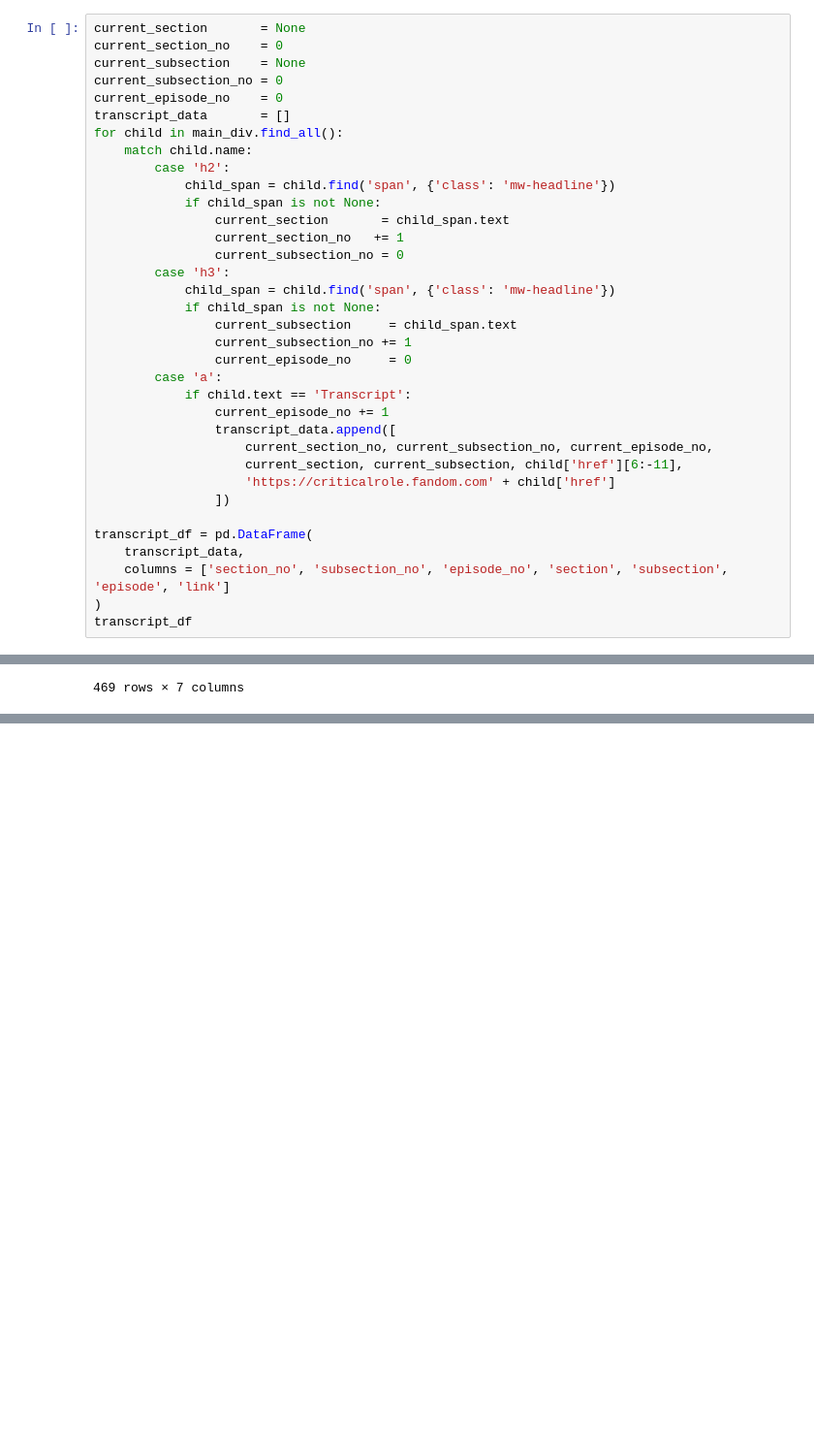
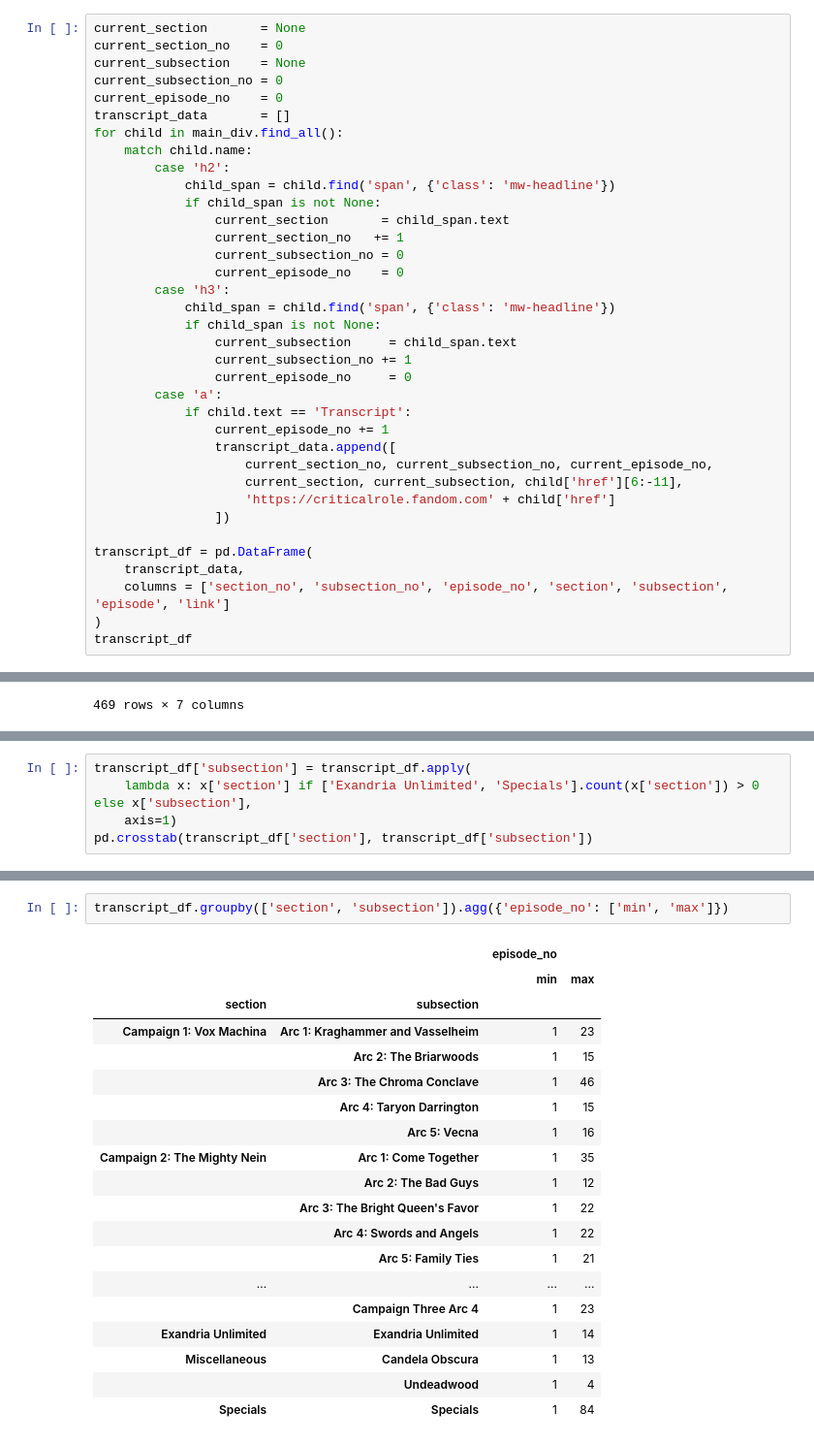
Before and after one commit to wmchad/CritRoleAI, a Jupyter notebook: notebooks/data_prep/02_build_transcript_database.ipynb, the cells around one changed output, grey strips where cells are left out. Shown at 97% size. Saved outputs shown, nothing was run; the diff lists cells and outputs as text; blank space fills up the shorter version.

Commit message:
build the transcript database

```diff
--- a/notebooks/data_prep/02_build_transcript_database.ipynb
+++ b/notebooks/data_prep/02_build_transcript_database.ipynb
@@ -32,6 +34,7 @@ for child in main_div.find_all():
                 current_section       = child_span.text
                 current_section_no   += 1
                 current_subsection_no = 0
+                current_episode_no    = 0
         case 'h3':
             child_span = child.find('span', {'class': 'mw-headline'})
             if child_span is not None:
@@ -68,0 +85,5 @@ transcript_df
+# %%
+transcript_df['subsection'] = transcript_df.apply(
+    lambda x: x['section'] if ['Exandria Unlimited', 'Specials'].count(x['section']) > 0 else x['subsection'],
+    axis=1)
+pd.crosstab(transcript_df['section'], transcript_df['subsection'])
@@ -68,0 +101,22 @@ transcript_df
+# %%
+transcript_df.groupby(['section', 'subsection']).agg({'episode_no': ['min', 'max']})
+# %% [output]
+|  |  | episode_no |  |
+|  |  | min | max |
+| section | subsection |  |  |
+| Campaign 1: Vox Machina | Arc 1: Kraghammer and Vasselheim | 1 | 23 |
+|  | Arc 2: The Briarwoods | 1 | 15 |
+|  | Arc 3: The Chroma Conclave | 1 | 46 |
+|  | Arc 4: Taryon Darrington | 1 | 15 |
+|  | Arc 5: Vecna | 1 | 16 |
+| Campaign 2: The Mighty Nein | Arc 1: Come Together | 1 | 35 |
+|  | Arc 2: The Bad Guys | 1 | 12 |
+|  | Arc 3: The Bright Queen's Favor | 1 | 22 |
+|  | Arc 4: Swords and Angels | 1 | 22 |
+|  | Arc 5: Family Ties | 1 | 21 |
+| ... | ... | ... | ... |
+|  | Campaign Three Arc 4 | 1 | 23 |
+| Exandria Unlimited | Exandria Unlimited | 1 | 14 |
+| Miscellaneous | Candela Obscura | 1 | 13 |
+|  | Undeadwood | 1 | 4 |
+| Specials | Specials | 1 | 84 |
```
Also changed, not shown: parts of 6 cells of this notebook, 1 other file.
